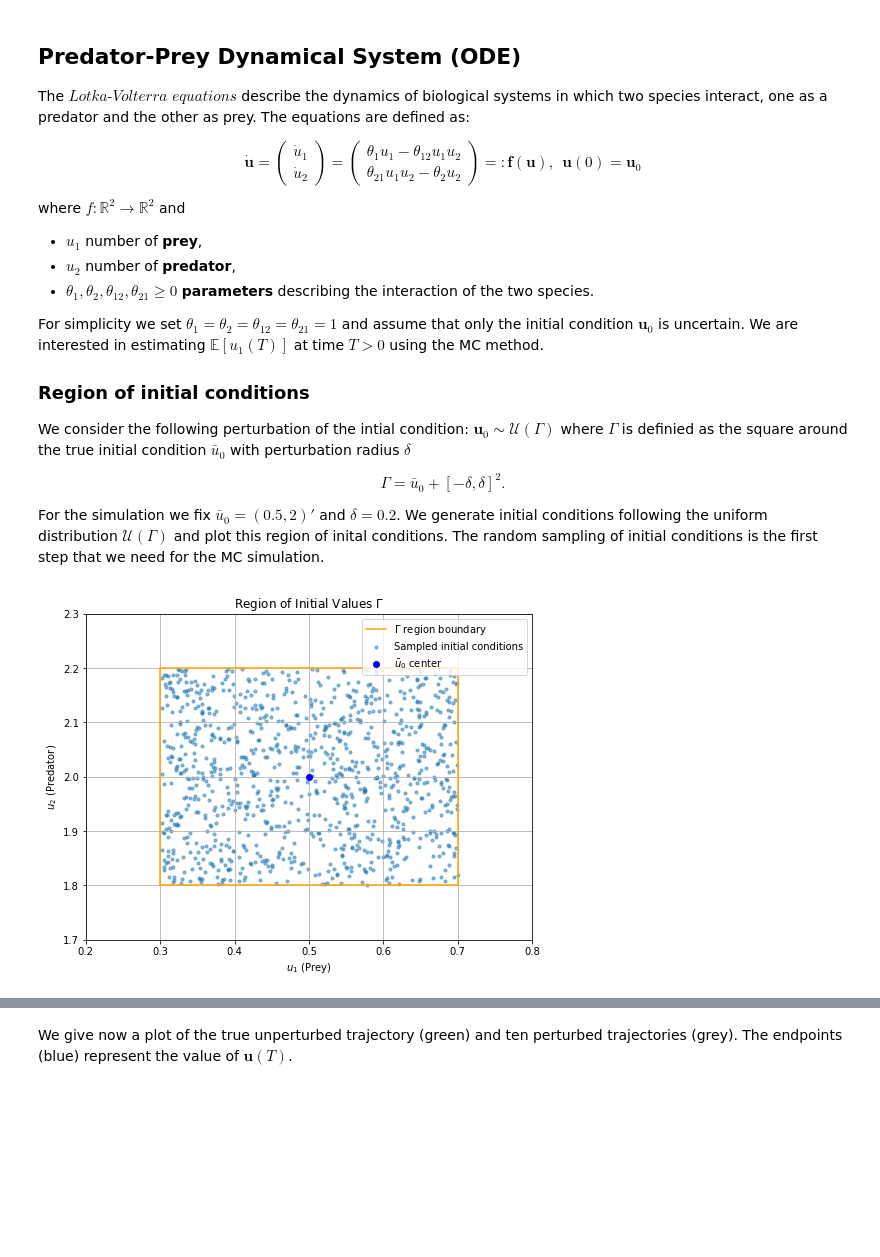
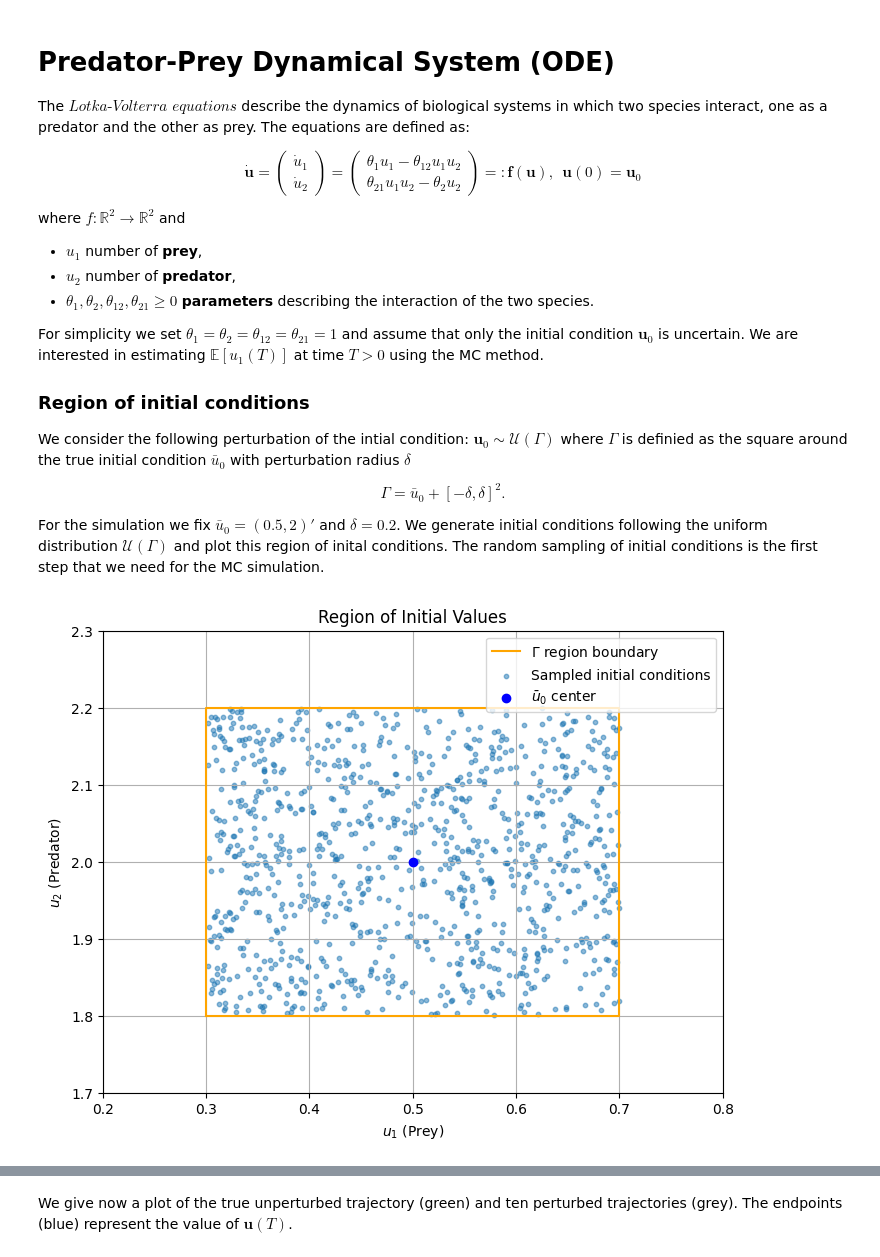
Before and after one commit to MathSEE-Modeling-Week/Modeling-Week, a Jupyter notebook: Monte_Carlo_Simulation/predprey.ipynb, the cells around one changed output, grey strips where cells are left out. Saved outputs shown, nothing was run; the diff lists cells and outputs as text; code cells hidden in the pictures; blank space fills up the shorter version.

Commit message:
add pred prey

```diff
--- a/Monte_Carlo_Simulation/predprey.ipynb
+++ b/Monte_Carlo_Simulation/predprey.ipynb
@@ -1,5 +1,5 @@
 # %% [markdown]
-## Predator-Prey Dynamical System (ODE)
+# Predator-Prey Dynamical System (ODE)
 
 The $\textit{Lotka-Volterra equations}$ describe the dynamics of biological systems in which two species interact, one as a predator and the other as prey. The equations are defined as:
 
@@ -57,33 +57,33 @@ N = 1000  # Number of Monte Carlo samples
 np.random.seed(42)
 
 ## Monte Carlo simulation
 
 # Generate samples (initial conditions) following the uniform distirbution
 initial_conditions = u0_bar + delta * (2 * np.random.rand(N, 2) - 1) # MC samples
 
 # Define the sample (square) region vertices
 square_vertices = np.array([
     [u0_bar[0] - delta, u0_bar[1] - delta],
     [u0_bar[0] + delta, u0_bar[1] - delta],
     [u0_bar[0] + delta, u0_bar[1] + delta],
     [u0_bar[0] - delta, u0_bar[1] + delta],
     [u0_bar[0] - delta, u0_bar[1] - delta]
 ])
 
 # Plot the region with sampled initial conditions
 plt.figure(figsize=(8, 6))
 plt.plot(square_vertices[:, 0], square_vertices[:, 1], 'orange', label=r'$\Gamma$ region boundary')
 plt.scatter(initial_conditions[:, 0], initial_conditions[:, 1], s=10, alpha=0.5, label='Sampled initial conditions')
 plt.scatter(u0_bar[0], u0_bar[1], color='blue', zorder=5, label=r'$\bar{u}_0$ center')
 
 plt.xlabel(r'$u_1$ (Prey)')
 plt.ylabel(r'$u_2$ (Predator)')
-plt.title('Region of Initial Values $\Gamma$')
+plt.title('Region of Initial Values')
 plt.legend()
 plt.grid(True)
 plt.xlim([u0_bar[0] - delta - 0.1, u0_bar[0] + delta + 0.1])
 plt.ylim([u0_bar[1] - delta - 0.1, u0_bar[1] + delta + 0.1])
 plt.show()
 # %% [output]
-[figure, old version]
+[figure, new version]
 # %% [markdown]
```
Also changed, not shown: parts of 7 cells of this notebook.
